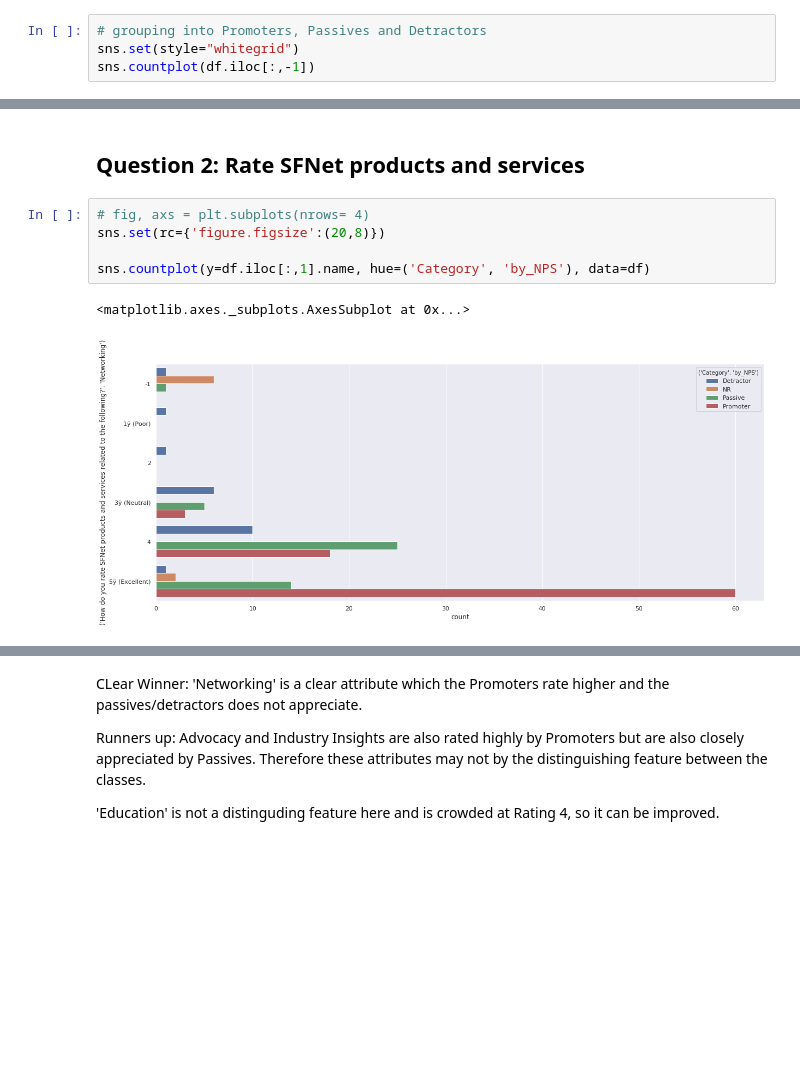
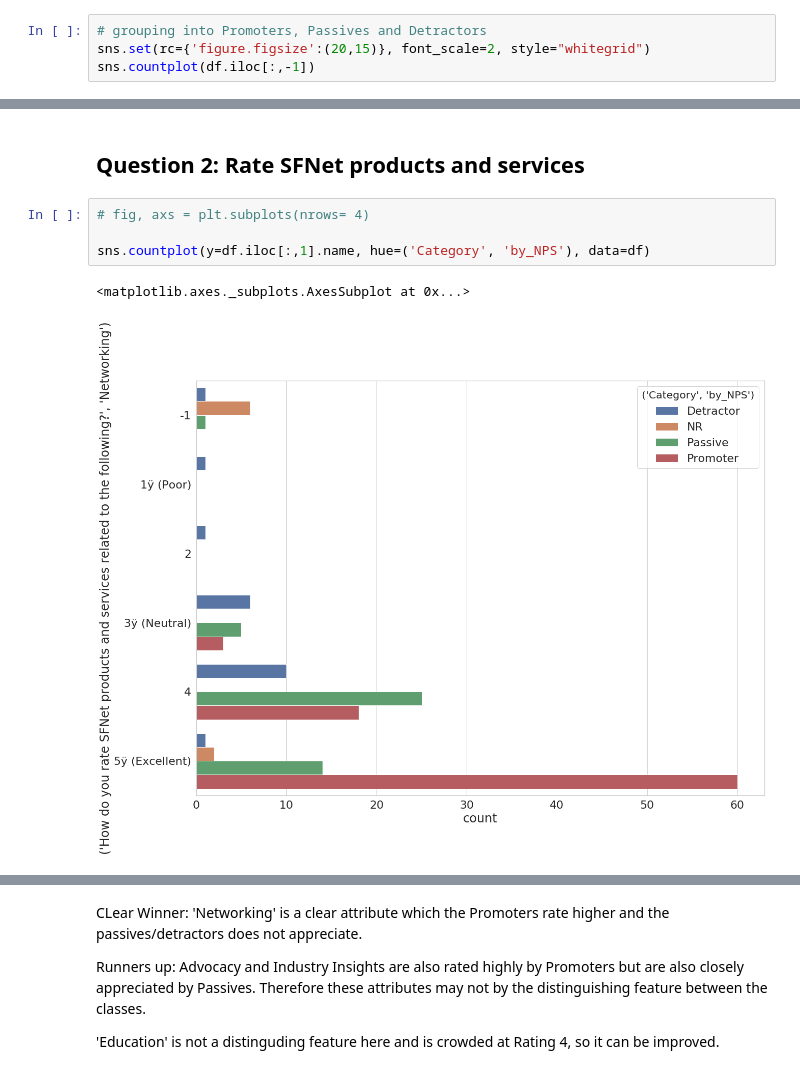
Before and after one commit to mavalliani/SFNet_survey, a Jupyter notebook: SFNet_Survey_Project.ipynb, the cells around one changed output, grey strips where cells are left out. Drawn from its saved outputs; the diff is of its cells as text; blank space fills up the shorter version.

```diff
--- a/SFNet_Survey_Project.ipynb
+++ b/SFNet_Survey_Project.ipynb
@@ -195,7 +193,7 @@ df.iloc[:,0].value_counts()
 Name: (How likely is it that you would recommend Secured Finance Network to a friend or colleague?, Response), dtype: int64
 # %%
 # grouping into Promoters, Passives and Detractors
-sns.set(style="whitegrid")
+sns.set(rc={'figure.figsize':(20,15)}, font_scale=2, style="whitegrid")
 sns.countplot(df.iloc[:,-1])
 # %% [output]
 <matplotlib.axes._subplots.AxesSubplot at 0x...>
@@ -206,12 +204,11 @@ We can see the highest category reported is Promoters, then the rest follows.
 ## Question 2:  Rate SFNet products and services
 # %%
 # fig, axs = plt.subplots(nrows= 4)
-sns.set(rc={'figure.figsize':(20,8)})
 
 sns.countplot(y=df.iloc[:,1].name, hue=('Category', 'by_NPS'), data=df)
 # %% [output]
 <matplotlib.axes._subplots.AxesSubplot at 0x...>
-[figure, old version]
+[figure, new version]
 # %%
 sns.countplot(y=df.iloc[:,2].name, hue=('Category', 'by_NPS'), data=df)
 # %% [output]
```
Also changed, not shown: parts of 26 cells of this notebook.
